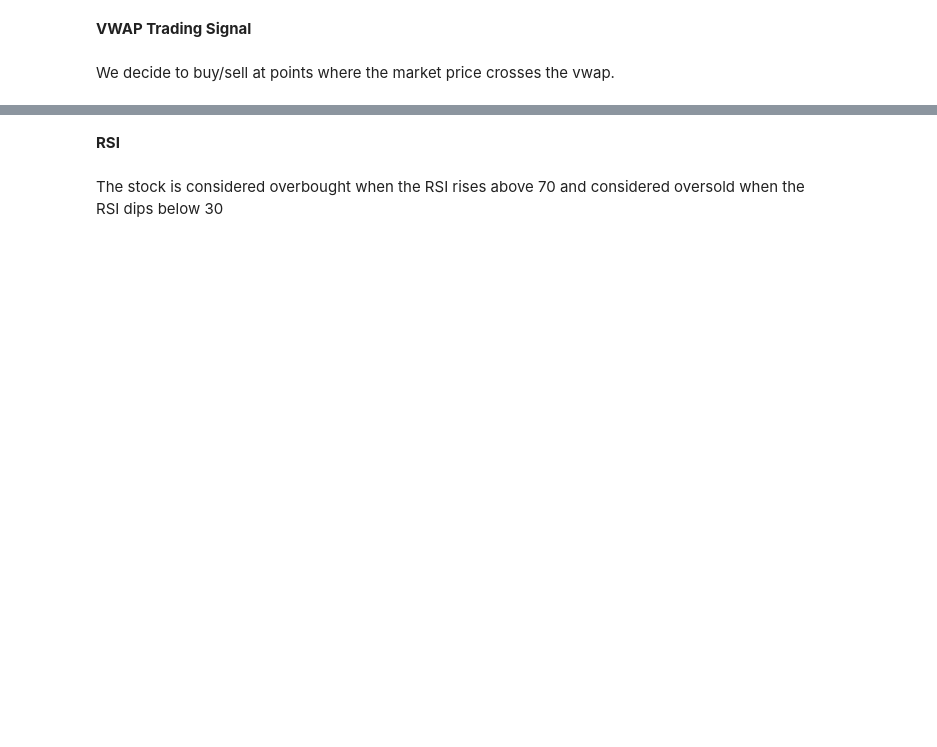
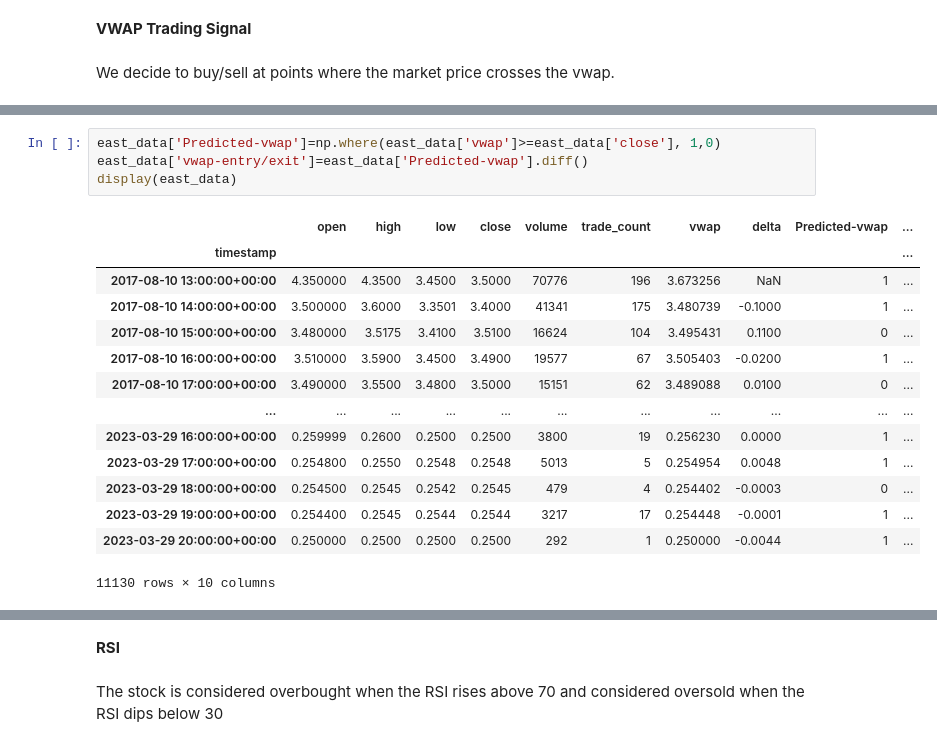
Before and after one commit to v-puppala/Neural-Network-based-Algotrader, a Jupyter notebook: Vishal-Algotrading/Vishal-Algotrading.ipynb, the cells around one changed output, grey strips where cells are left out. Saved outputs shown, nothing was run; the diff lists cells and outputs as text; blank space fills up the shorter version.

```diff
--- a/Vishal-Algotrading/Vishal-Algotrading.ipynb
+++ b/Vishal-Algotrading/Vishal-Algotrading.ipynb
@@ -138,0 +145,19 @@ historical_data
+# %%
+east_data['Predicted-vwap']=np.where(east_data['vwap']>=east_data['close'], 1,0)
+east_data['vwap-entry/exit']=east_data['Predicted-vwap'].diff()
+display(east_data)
+# %% [output]
+|  | open | high | low | close | volume | trade_count | vwap | delta | Predicted-vwap | ... |
+| timestamp |  |  |  |  |  |  |  |  |  | ... |
+| 2017-08-10 13:00:00+00:00 | 4.350000 | 4.3500 | 3.4500 | 3.5000 | 70776 | 196 | 3.673256 | NaN | 1 | ... |
+| 2017-08-10 14:00:00+00:00 | 3.500000 | 3.6000 | 3.3501 | 3.4000 | 41341 | 175 | 3.480739 | -0.1000 | 1 | ... |
+| 2017-08-10 15:00:00+00:00 | 3.480000 | 3.5175 | 3.4100 | 3.5100 | 16624 | 104 | 3.495431 | 0.1100 | 0 | ... |
+| 2017-08-10 16:00:00+00:00 | 3.510000 | 3.5900 | 3.4500 | 3.4900 | 19577 | 67 | 3.505403 | -0.0200 | 1 | ... |
+| 2017-08-10 17:00:00+00:00 | 3.490000 | 3.5500 | 3.4800 | 3.5000 | 15151 | 62 | 3.489088 | 0.0100 | 0 | ... |
+| ... | ... | ... | ... | ... | ... | ... | ... | ... | ... | ... |
+| 2023-03-29 16:00:00+00:00 | 0.259999 | 0.2600 | 0.2500 | 0.2500 | 3800 | 19 | 0.256230 | 0.0000 | 1 | ... |
+| 2023-03-29 17:00:00+00:00 | 0.254800 | 0.2550 | 0.2548 | 0.2548 | 5013 | 5 | 0.254954 | 0.0048 | 1 | ... |
+| 2023-03-29 18:00:00+00:00 | 0.254500 | 0.2545 | 0.2542 | 0.2545 | 479 | 4 | 0.254402 | -0.0003 | 0 | ... |
+| 2023-03-29 19:00:00+00:00 | 0.254400 | 0.2545 | 0.2544 | 0.2544 | 3217 | 17 | 0.254448 | -0.0001 | 1 | ... |
+| 2023-03-29 20:00:00+00:00 | 0.250000 | 0.2500 | 0.2500 | 0.2500 | 292 | 1 | 0.250000 | -0.0044 | 1 | ... |
+11130 rows × 10 columns
```
Also changed, not shown: parts of 43 cells of this notebook, 1 other file.
